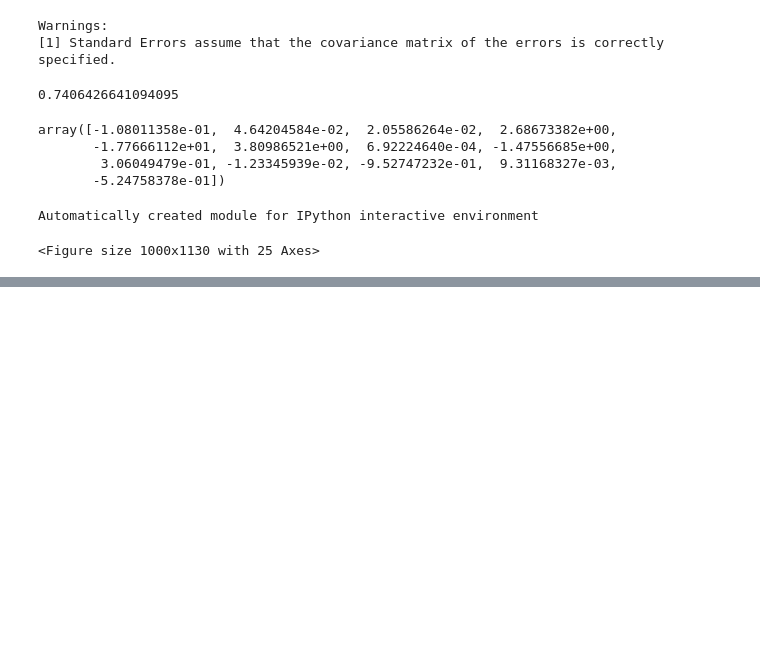
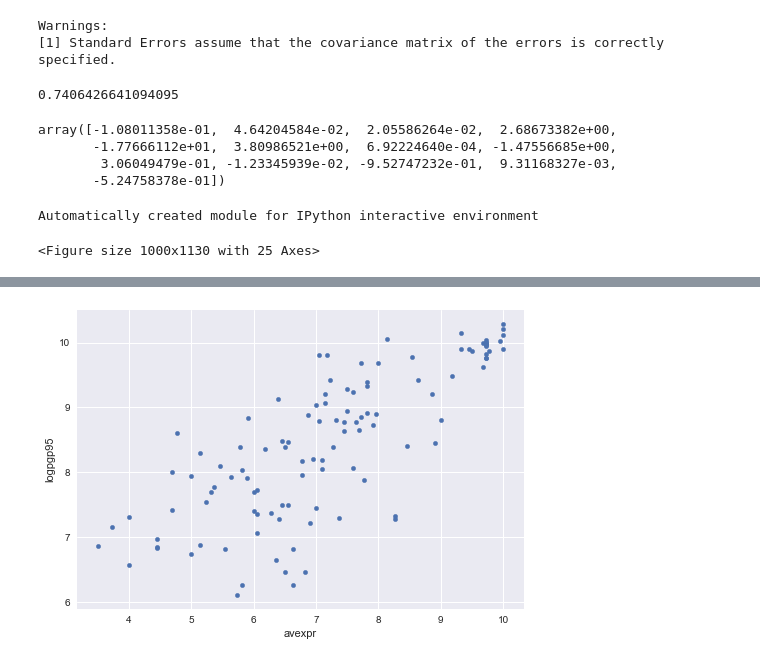
Before and after one commit to anikil/python-basic-maths, a Jupyter notebook: .ipynb, the cells around one changed output, grey strips where cells are left out. Saved outputs shown, nothing was run; the diff lists cells and outputs as text; code cells hidden in the pictures; blank space fills up the shorter version.

Commit message:
pls read, i need views

```diff
--- a/.ipynb
+++ b/.ipynb
@@ -1497,0 +1532,13 @@ Automatically created module for IPython interactive environment
+# %%
+import pandas as pd
+
+df1 = pd.read_stata('https://github.com/QuantEcon/QuantEcon.lectures.code/raw/master/ols/maketable1.dta')
+# %%
+import matplotlib.pyplot as plt
+%matplotlib inline
+plt.style.use('seaborn')
+
+df1.plot(x='avexpr', y='logpgp95', kind='scatter')
+plt.show()
+# %% [output]
+[figure, added]
```
Also changed, not shown: parts of 14 cells of this notebook.
